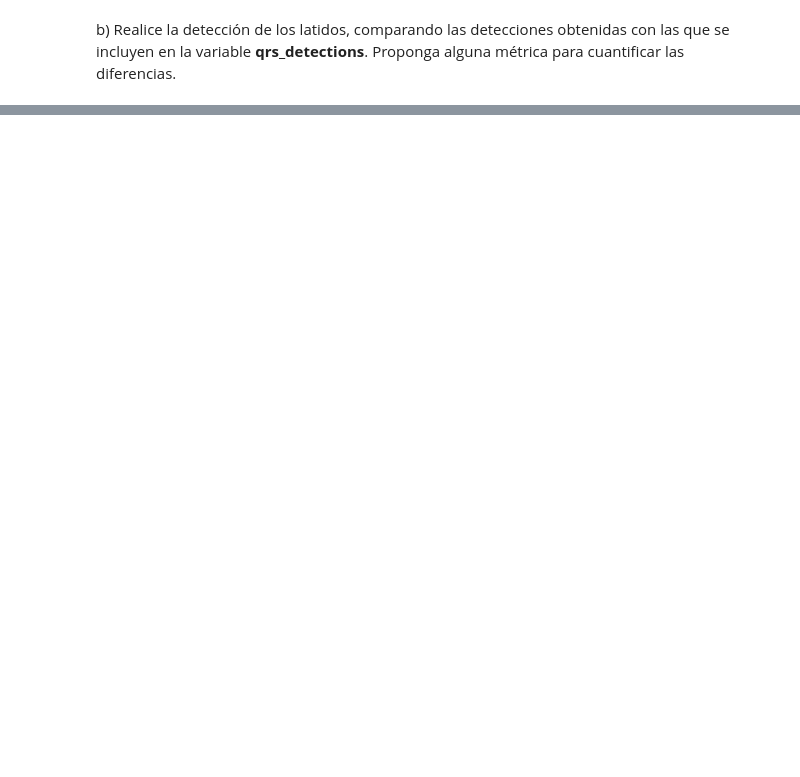
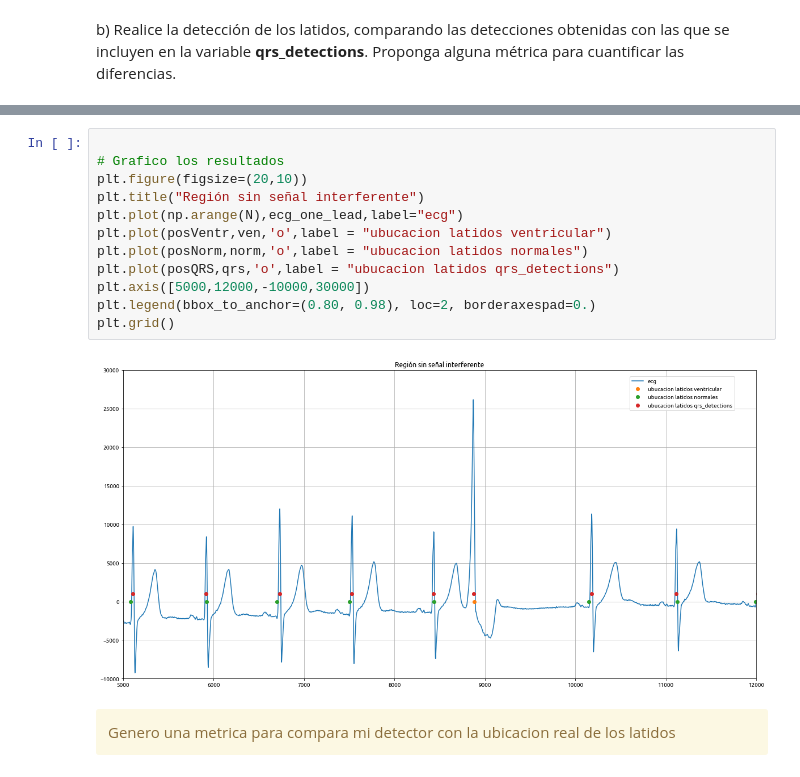
Before and after one commit to valentinPertierra/DSP_UTN, a Jupyter notebook: TP4/Informe/TP4 - Filtrado.ipynb, the cells around one changed output, grey strips where cells are left out. Drawn from its saved outputs; the diff is of its cells as text; blank space fills up the shorter version.

```diff
--- a/TP4/Informe/TP4 - Filtrado.ipynb
+++ b/TP4/Informe/TP4 - Filtrado.ipynb
@@ -774,0 +889,18 @@ a) Explique conceptualmente cómo podría realizar un detector de latidos con la
+# %%
+
+# Grafico los resultados
+plt.figure(figsize=(20,10))
+plt.title("Región sin señal interferente")
+plt.plot(np.arange(N),ecg_one_lead,label="ecg")
+plt.plot(posVentr,ven,'o',label = "ubucacion latidos ventricular")
+plt.plot(posNorm,norm,'o',label = "ubucacion latidos normales")
+plt.plot(posQRS,qrs,'o',label = "ubucacion latidos qrs_detections")
+plt.axis([5000,12000,-10000,30000])
+plt.legend(bbox_to_anchor=(0.80, 0.98), loc=2, borderaxespad=0.)
+plt.grid()
+# %% [output]
+[figure, added]
+# %% [markdown]
+<div class="alert alert-block alert-warning">
+Genero una metrica para compara mi detector con la ubicacion real de los latidos
+</div>
```
Also changed, not shown: parts of 16 cells of this notebook, 6 other files.
